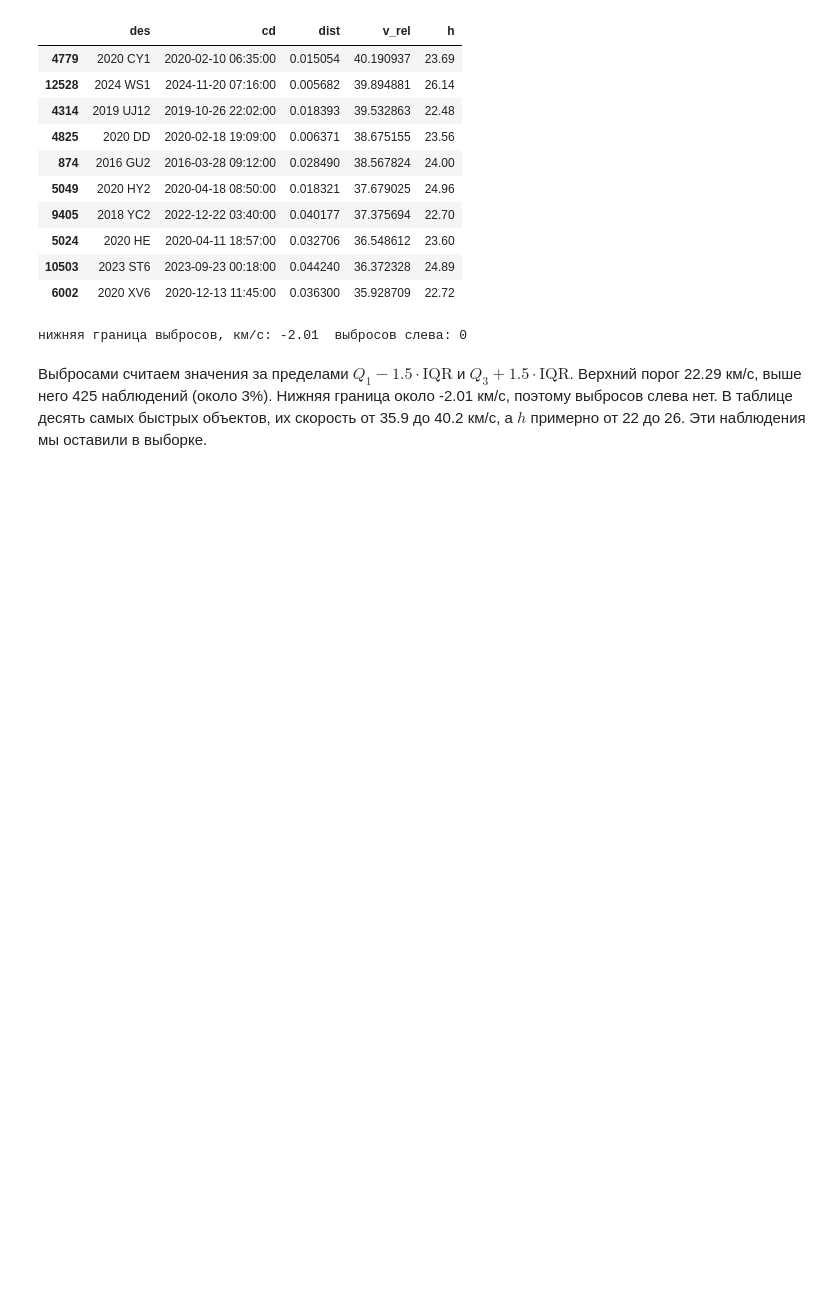
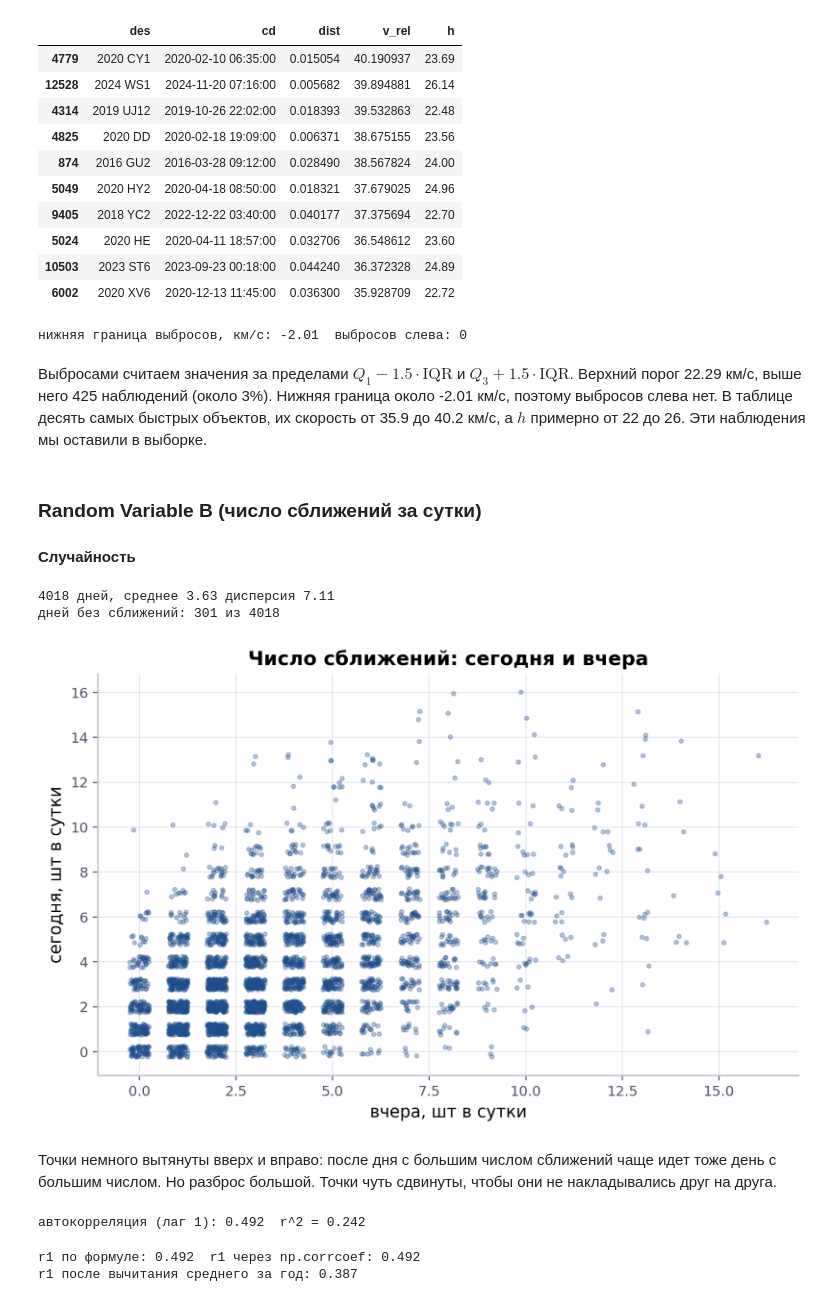
Before and after one commit to kotok9/app-stat-lab01, a Jupyter notebook: lab01_asteroids.ipynb, the cells around one changed output. Drawn from its saved outputs; the diff is of its cells as text; code cells hidden in the pictures; blank space fills up the shorter version.

Commit message:
EDA числа сближений за сутки

```diff
--- a/lab01_asteroids.ipynb
+++ b/lab01_asteroids.ipynb
@@ -234,3 +234,48 @@ print("нижняя граница выбросов, км/с:", round(low, 2), "
 нижняя граница выбросов, км/с: -2.01  выбросов слева: 0
 # %% [markdown]
 Выбросами считаем значения за пределами $Q_1 - 1.5\cdot\mathrm{IQR}$ и $Q_3 + 1.5\cdot\mathrm{IQR}$. Верхний порог 22.29 км/с, выше него 425 наблюдений (около 3%). Нижняя граница около -2.01 км/с, поэтому выбросов слева нет. В таблице десять самых быстрых объектов, их скорость от 35.9 до 40.2 км/с, а $h$ примерно от 22 до 26. Эти наблюдения мы оставили в выборке.
+# %% [markdown]
+### Random Variable B (число сближений за сутки)
+
+#### Случайность
+# %%
+df["day"] = df["cd"].dt.floor("D")
+all_days = pd.date_range("2015-01-01", "2025-12-31", freq="D")
+daily = df.groupby("day").size().reindex(all_days, fill_value=0)
+print(len(daily), "дней, среднее", round(daily.mean(), 2), "дисперсия", round(daily.var(), 2))
+print("дней без сближений:", (daily == 0).sum(), "из", len(daily))
+
+# значения целые, поэтому добавляем небольшой случайный сдвиг, чтобы точки не сливались
+rng = np.random.default_rng(0)
+def jitter(a):
+    return a + rng.uniform(-0.25, 0.25, len(a))
+
+plt.scatter(jitter(daily.values[:-1]), jitter(daily.values[1:]), s=8, color=C_DATA, alpha=0.3)
+plt.title("Число сближений: сегодня и вчера")
+plt.xlabel("вчера, шт в сутки")
+plt.ylabel("сегодня, шт в сутки")
+plt.show()
+# %% [output]
+4018 дней, среднее 3.63 дисперсия 7.11
+дней без сближений: 301 из 4018
+[figure, added]
+# %% [markdown]
+Точки немного вытянуты вверх и вправо: после дня с большим числом сближений чаще идет тоже день с большим числом. Но разброс большой. Точки чуть сдвинуты, чтобы они не накладывались друг на друга.
+# %%
+r1 = np.corrcoef(daily.values[:-1], daily.values[1:])[0, 1]
+print("автокорреляция (лаг 1):", round(r1, 3), " r^2 =", round(r1**2, 3))
+# %% [output]
+автокорреляция (лаг 1): 0.492  r^2 = 0.242
+# %%
+x = daily.values.astype(float)
+xm = x - x.mean()
+r1_formula = (xm[:-1] * xm[1:]).sum() / (xm ** 2).sum()   # формула из текста ниже
+print("r1 по формуле:", round(r1_formula, 3), " r1 через np.corrcoef:", round(r1, 3))
+
+# автокорреляция после вычитания среднего за каждый год
+resid = daily - daily.groupby(daily.index.year).transform("mean")
+r1_resid = np.corrcoef(resid.values[:-1], resid.values[1:])[0, 1]
+print("r1 после вычитания среднего за год:", round(r1_resid, 3))
+# %% [output]
+r1 по формуле: 0.492  r1 через np.corrcoef: 0.492
+r1 после вычитания среднего за год: 0.387
```
Also changed, not shown: parts of 12 cells of this notebook.
